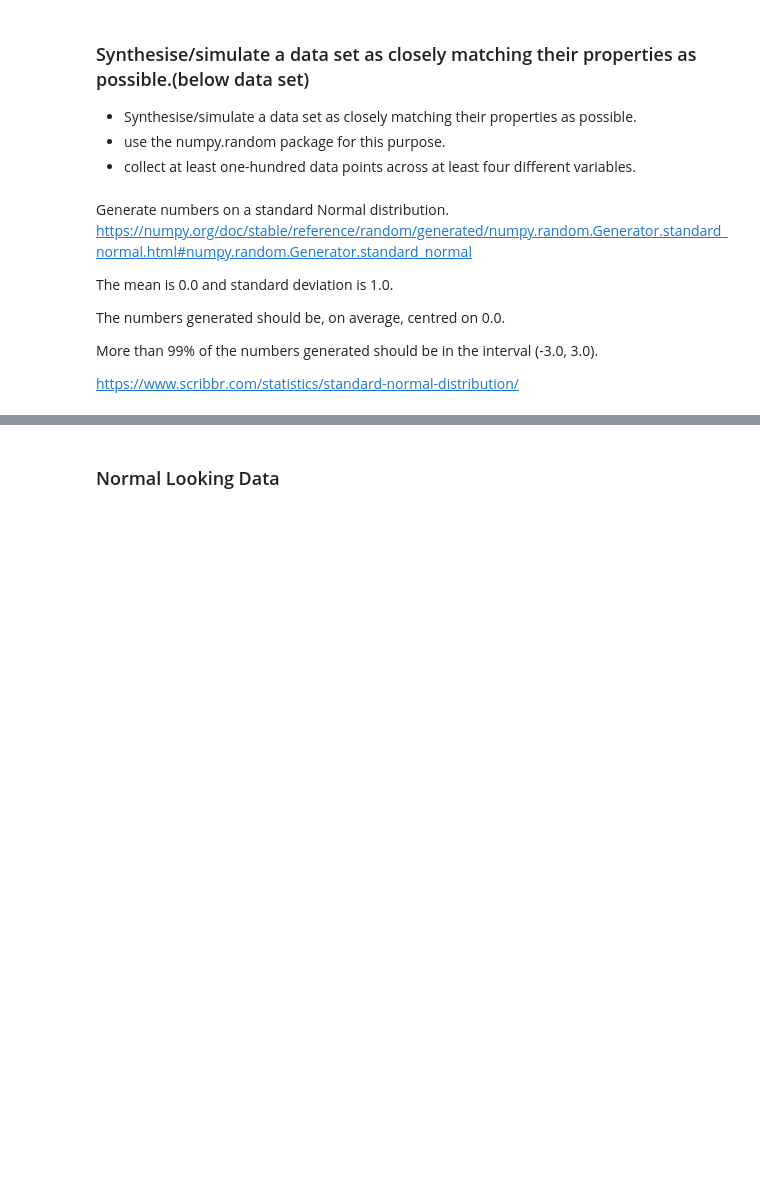
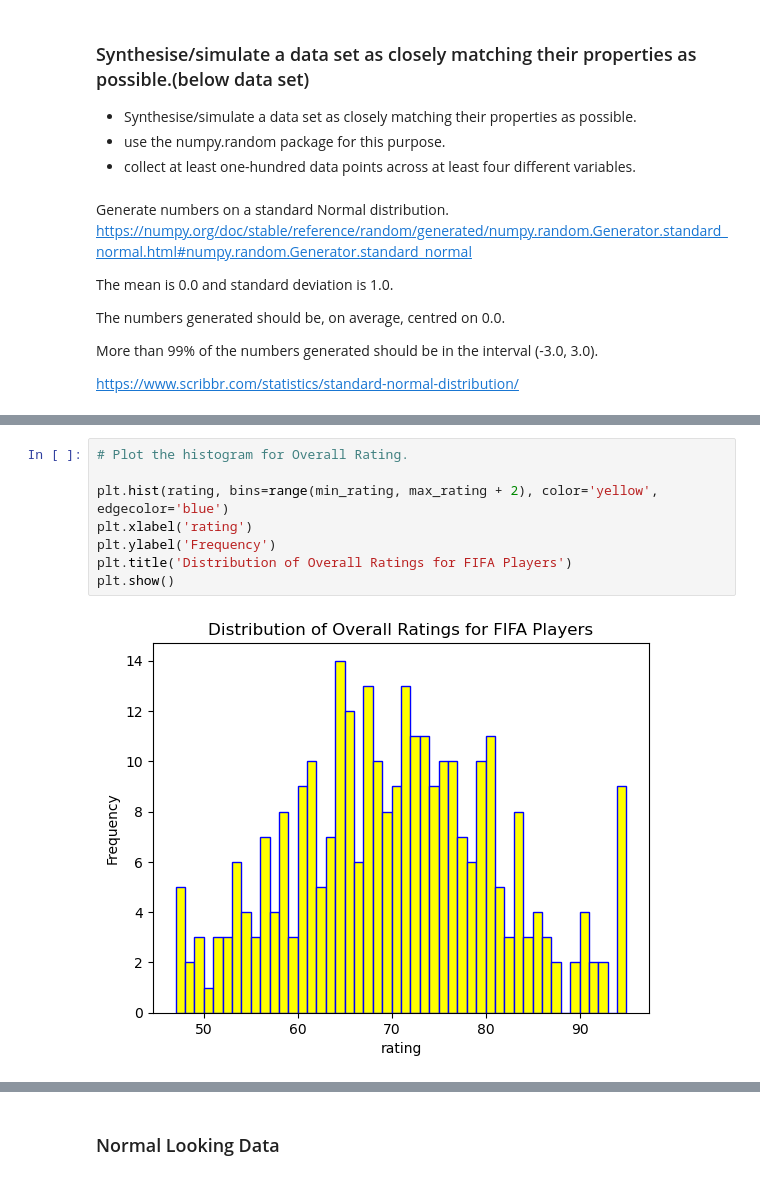
Before and after one commit to conortierney/Prog_for_DA_Assignment, a Jupyter notebook: Prog_for_DA_Assignment.ipynb, the cells around one changed output, grey strips where cells are left out. Cells and saved outputs as stored; diff of their text form; blank space fills up the shorter version.

```diff
--- a/Prog_for_DA_Assignment.ipynb
+++ b/Prog_for_DA_Assignment.ipynb
@@ -114,0 +143,10 @@ plt.show()
+# %%
+# Plot the histogram for Overall Rating.
+
+plt.hist(rating, bins=range(min_rating, max_rating + 2), color='yellow', edgecolor='blue')
+plt.xlabel('rating')
+plt.ylabel('Frequency')
+plt.title('Distribution of Overall Ratings for FIFA Players')
+plt.show()
+# %% [output]
+[figure, added]
```
Also changed, not shown: parts of 28 cells of this notebook.
